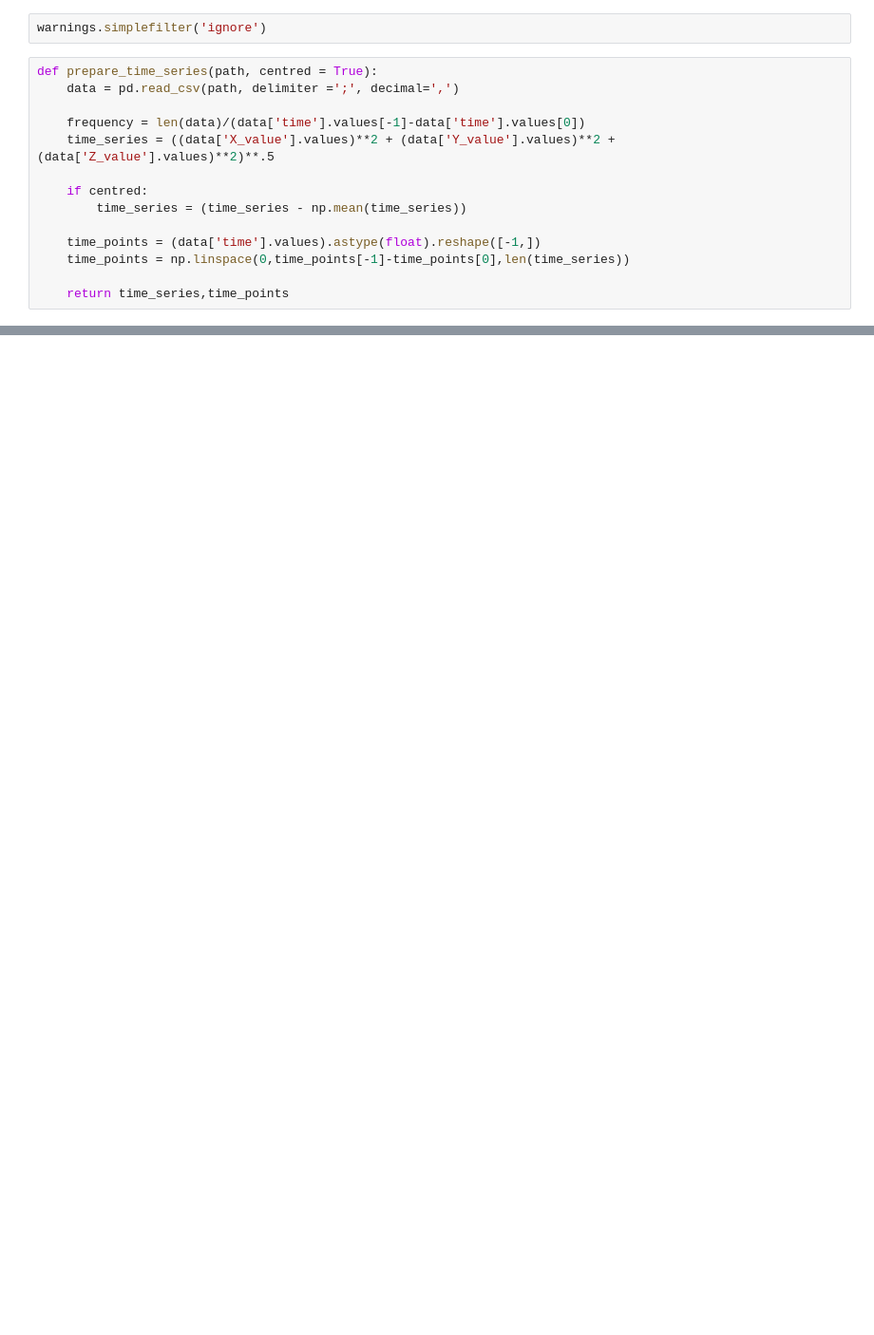
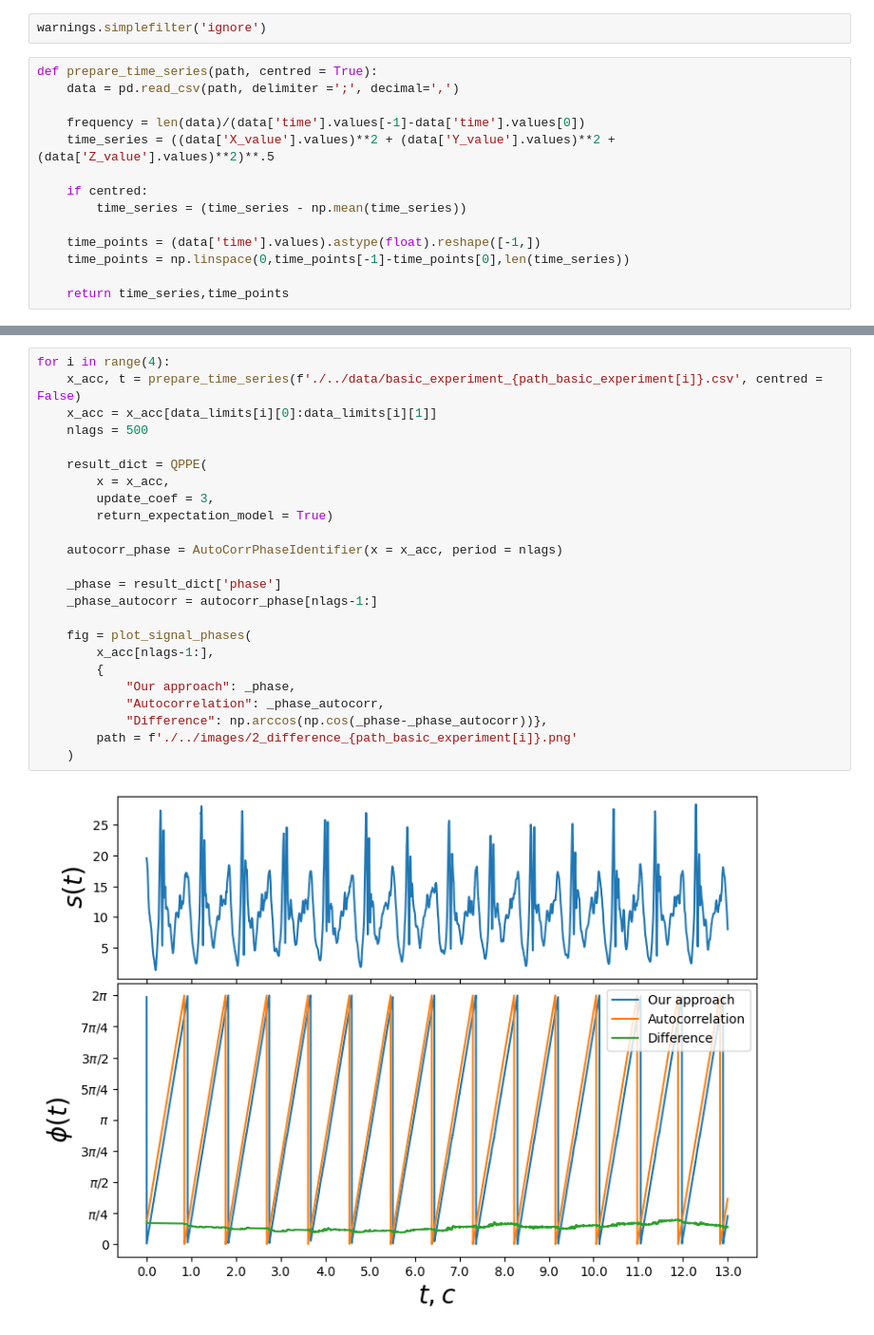
Before and after one commit to Denis-Tihonov/qppe, a Jupyter notebook: experiment/1_basic_experiment.ipynb, the cells around one changed output, grey strips where cells are left out. Shown at 95% size. Saved outputs shown, nothing was run; the diff lists cells and outputs as text; blank space fills up the shorter version.

```diff
--- a/experiment/1_basic_experiment.ipynb
+++ b/experiment/1_basic_experiment.ipynb
@@ -93,0 +140,26 @@ for i in range(3):
+# %%
+for i in range(4):
+    x_acc, t = prepare_time_series(f'./../data/basic_experiment_{path_basic_experiment[i]}.csv', centred = False)
+    x_acc = x_acc[data_limits[i][0]:data_limits[i][1]]
+    nlags = 500
+
+    result_dict = QPPE(
+        x = x_acc,
+        update_coef = 3,
+        return_expectation_model = True)
+
+    autocorr_phase = AutoCorrPhaseIdentifier(x = x_acc, period = nlags)
+
+    _phase = result_dict['phase']
+    _phase_autocorr = autocorr_phase[nlags-1:]
+
+    fig = plot_signal_phases(
+        x_acc[nlags-1:],
+        {
+            "Our approach": _phase,
+            "Autocorrelation": _phase_autocorr,
+            "Difference": np.arccos(np.cos(_phase-_phase_autocorr))},
+        path = f'./../images/2_difference_{path_basic_experiment[i]}.png'
+    )
+# %% [output]
+[figure, added]
```
Also changed, not shown: parts of 5 cells of this notebook, 9 other files.
